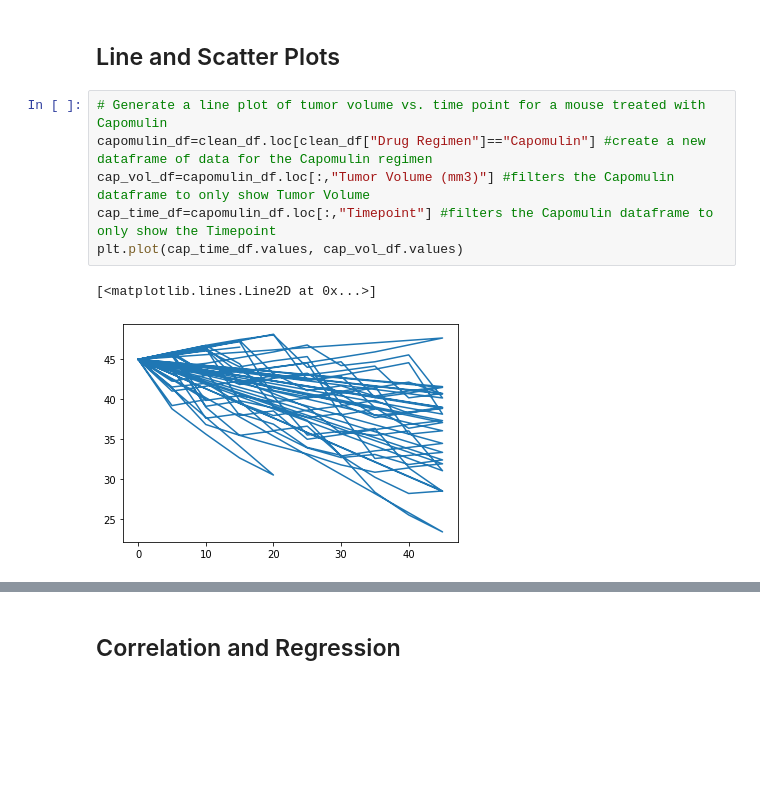
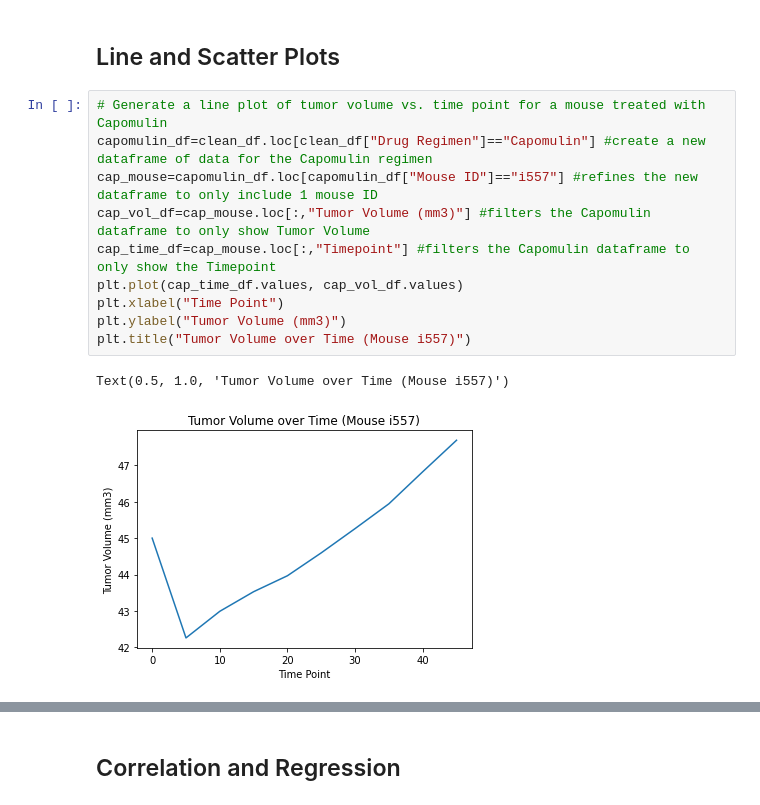
Before and after one commit to felpronove/matplotlib-challenge, a Jupyter notebook: Pymaceuticals/pymaceuticals_starter.ipynb, the cells around one changed output, grey strips where cells are left out. Saved outputs shown, nothing was run; the diff lists cells and outputs as text; blank space fills up the shorter version.

```diff
--- a/Pymaceuticals/pymaceuticals_starter.ipynb
+++ b/Pymaceuticals/pymaceuticals_starter.ipynb
@@ -244,9 +312,13 @@ pd.merge(clean_df, max_mouse, how="inner", on="Mouse ID")
 # %%
 # Generate a line plot of tumor volume vs. time point for a mouse treated with Capomulin
 capomulin_df=clean_df.loc[clean_df["Drug Regimen"]=="Capomulin"] #create a new dataframe of data for the Capomulin regimen
-cap_vol_df=capomulin_df.loc[:,"Tumor Volume (mm3)"] #filters the Capomulin dataframe to only show Tumor Volume
-cap_time_df=capomulin_df.loc[:,"Timepoint"] #filters the Capomulin dataframe to only show the Timepoint
+cap_mouse=capomulin_df.loc[capomulin_df["Mouse ID"]=="i557"] #refines the new dataframe to only include 1 mouse ID
+cap_vol_df=cap_mouse.loc[:,"Tumor Volume (mm3)"] #filters the Capomulin dataframe to only show Tumor Volume
+cap_time_df=cap_mouse.loc[:,"Timepoint"] #filters the Capomulin dataframe to only show the Timepoint
 plt.plot(cap_time_df.values, cap_vol_df.values)
+plt.xlabel("Time Point")
+plt.ylabel("Tumor Volume (mm3)")
+plt.title("Tumor Volume over Time (Mouse i557)")
 # %% [output]
-[<matplotlib.lines.Line2D at 0x...>]
+Text(0.5, 1.0, 'Tumor Volume over Time (Mouse i557)')
-[figure, old version]
+[figure, new version]
```
Also changed, not shown: parts of 9 cells of this notebook.
